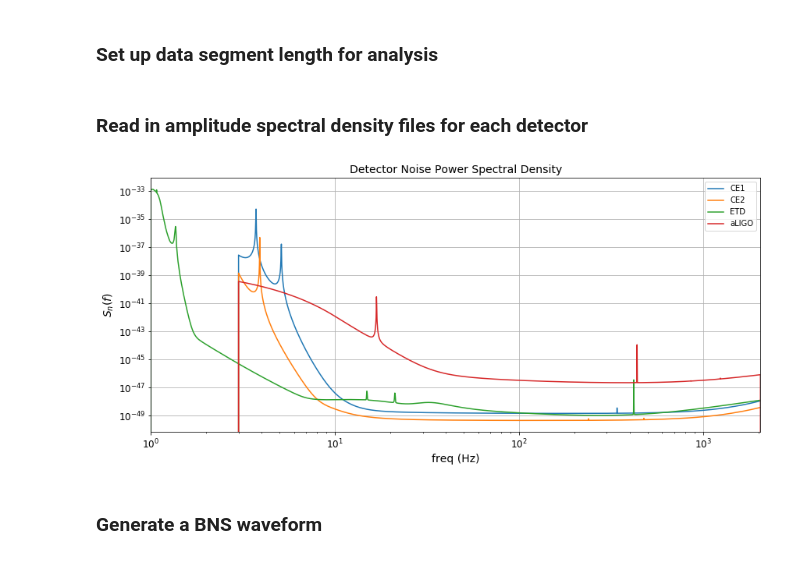
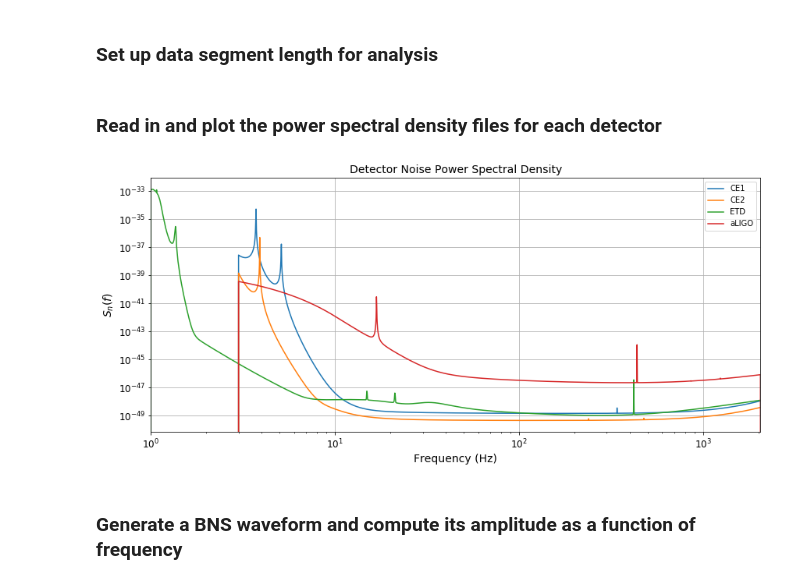
Before and after one commit to cosmic-explorer/ce-computing, a Jupyter notebook: CBC_Search_Cost.ipynb, the cells around one changed output. Cells and saved outputs as stored; diff of their text form; code cells hidden in the pictures.

```diff
--- a/CBC_Search_Cost.ipynb
+++ b/CBC_Search_Cost.ipynb
@@ -31,7 +33,7 @@ fd_length = int(N / 2 + 1)
 delta_t = 1.0 / srate
 delta_f = 1.0 / td_length
 # %% [markdown]
-### Read in amplitude spectral density files for each detector
+### Read in and plot the power spectral density files for each detector
 # %%
 import pycbc.psd
 
@@ -51,20 +51,20 @@ rcParams['figure.figsize']=(14,6)
 # %%
 fig = plt.figure()
 fig.patch.set_facecolor('white')
 plt.loglog(psd_ce1.sample_frequencies, psd_ce1, label = "CE1")
 plt.plot(psd_ce2.sample_frequencies, psd_ce2, label = "CE2")
 plt.plot(psd_etd.sample_frequencies, psd_etd, label = "ETD")
 plt.plot(psd_aligo.sample_frequencies, psd_aligo, label = "aLIGO")
 plt.legend()
 plt.xlim([1,2048])
-plt.xlabel("freq (Hz)")
+plt.xlabel("Frequency (Hz)")
 plt.ylabel(r"$S_n(f)$")
 plt.title("Detector Noise Power Spectral Density")
 plt.show()
 # %% [output]
-[figure, old version]
+[figure, new version]
 # %% [markdown]
-### Generate a BNS waveform
+### Generate a BNS waveform and compute its amplitude as a function of frequency
 # %%
 import pycbc.waveform
 
```
Also changed, not shown: parts of 24 cells of this notebook.
